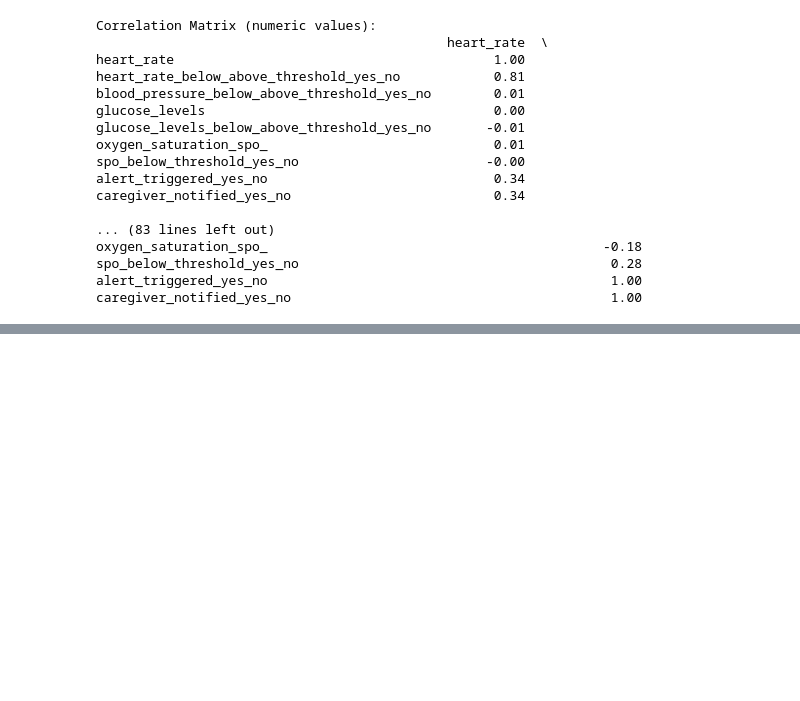
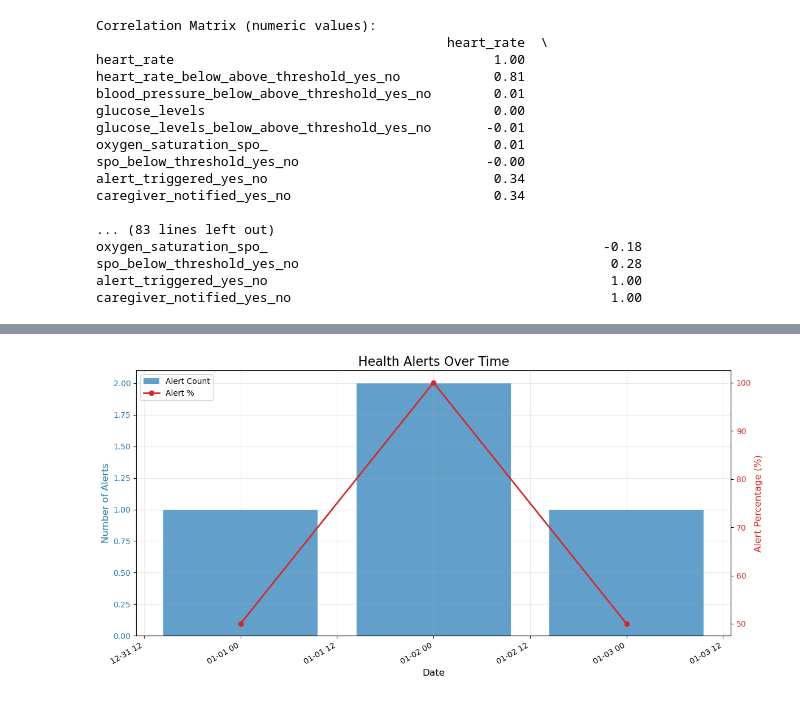
Before and after one commit to VysakhM7/cognitive-wellness-monitoring, a Jupyter notebook: Jupyter Noteboook.ipynb, the cells around one changed output, grey strips where cells are left out. Drawn from its saved outputs; the diff is of its cells as text; code cells hidden in the pictures; blank space fills up the shorter version.

```diff
--- a/Jupyter Noteboook.ipynb
+++ b/Jupyter Noteboook.ipynb
@@ -521,0 +660,81 @@ caregiver_notified_yes_no                                         1.00
+# %%
+# Import necessary libraries
+import pandas as pd
+import matplotlib.pyplot as plt
+import seaborn as sns
+import numpy as np
+from datetime import datetime, timedelta
+
+# Make sure timestamp is in datetime format
+health['timestamp'] = pd.to_datetime(health['timestamp'])
+
+# Extract date from timestamp if not already done
+if 'date' not in health.columns:
+    health['date'] = health['timestamp'].dt.date
+
+# Count alerts per day
+alerts_daily = health[health['alert_triggered_yes_no'] == 'Yes'].groupby('date').size().reset_index(name='alert_count')
+
+# Get total records per day for percentage calculation
+total_daily = health.groupby('date').size().reset_index(name='total_count')
+
+# Merge to calculate percentage
+daily_stats = pd.merge(alerts_daily, total_daily, on='date', how='outer').fillna(0)
+daily_stats['alert_percentage'] = (daily_stats['alert_count'] / daily_stats['total_count'] * 100).round(1)
+
+# Convert date to datetime for better plotting
+daily_stats['date'] = pd.to_datetime(daily_stats['date'])
+
+# Create a time series plot
+fig, ax1 = plt.subplots(figsize=(12, 6))
+
+# Plot alert count
+color = 'tab:blue'
+ax1.set_xlabel('Date', fontsize=12)
+ax1.set_ylabel('Number of Alerts', color=color, fontsize=12)
+ax1.bar(daily_stats['date'], daily_stats['alert_count'], color=color, alpha=0.7, label='Alert Count')
+ax1.tick_params(axis='y', labelcolor=color)
+
+# Create a second y-axis for percentage
+ax2 = ax1.twinx()
+color = 'tab:red'
+ax2.set_ylabel('Alert Percentage (%)', color=color, fontsize=12)
+ax2.plot(daily_stats['date'], daily_stats['alert_percentage'], color=color, marker='o', linestyle='-', linewidth=2, label='Alert %')
+ax2.tick_params(axis='y', labelcolor=color)
+
+# Add title and grid
+plt.title('Health Alerts Over Time', fontsize=16)
+ax1.grid(True, alpha=0.3)
+fig.autofmt_xdate()  # Rotate date labels
+
+# Add combined legend
+lines1, labels1 = ax1.get_legend_handles_labels()
+lines2, labels2 = ax2.get_legend_handles_labels()
+ax1.legend(lines1 + lines2, labels1 + labels2, loc='upper left')
+
+plt.tight_layout()
+plt.show()
+
+# Print summary statistics
+print("Alert Summary Statistics:")
+print(f"Total days with data: {len(daily_stats)}")
+print(f"Total alerts recorded: {daily_stats['alert_count'].sum()}")
+print(f"Average alerts per day: {daily_stats['alert_count'].mean():.2f}")
+print(f"Maximum alerts in one day: {daily_stats['alert_count'].max()} on {daily_stats.loc[daily_stats['alert_count'].idxmax(), 'date'].date()}")
+print(f"Average alert percentage: {daily_stats['alert_percentage'].mean():.2f}%")
+
+# Check for weekly patterns
+health['day_of_week'] = health['timestamp'].dt.day_name()
+weekly_pattern = health.groupby('day_of_week')['alert_triggered_yes_no'].apply(
+    lambda x: (x == 'Yes').mean() * 100
+).reindex(['Monday', 'Tuesday', 'Wednesday', 'Thursday', 'Friday', 'Saturday', 'Sunday'])
+
+plt.figure(figsize=(10, 5))
+weekly_pattern.plot(kind='bar', color='skyblue')
+plt.title('Alert Percentage by Day of Week', fontsize=14)
+plt.ylabel('Alert Percentage (%)')
+plt.grid(axis='y', alpha=0.3)
+plt.tight_layout()
+plt.show()
+# %% [output]
+[figure, added]
```
Also changed, not shown: parts of 13 cells of this notebook.
